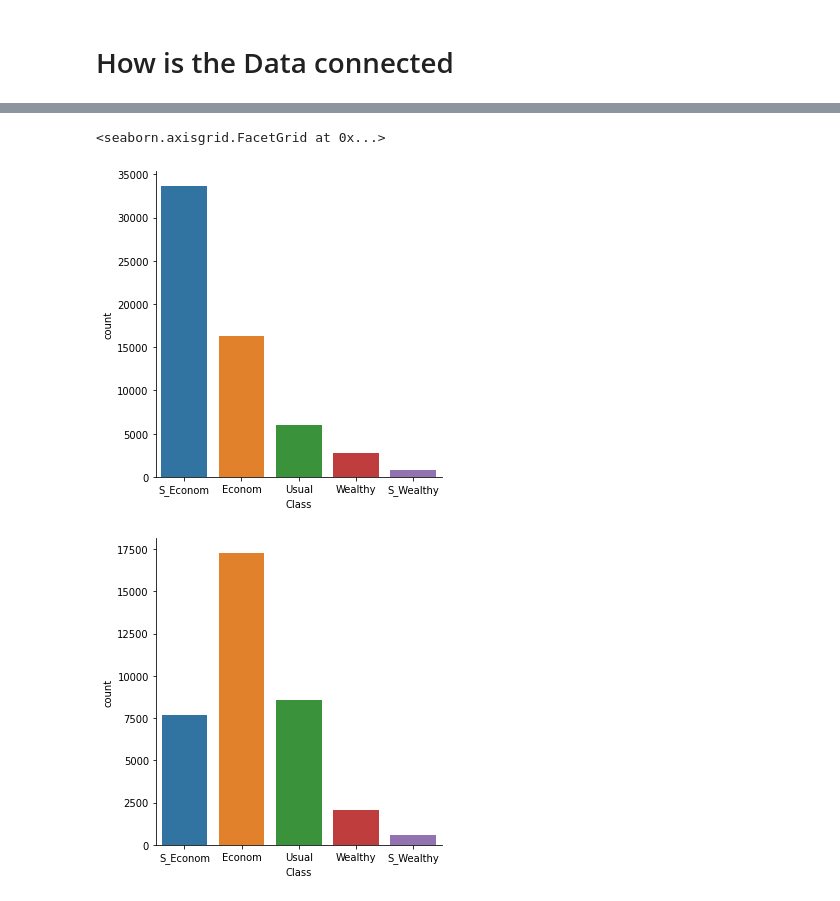
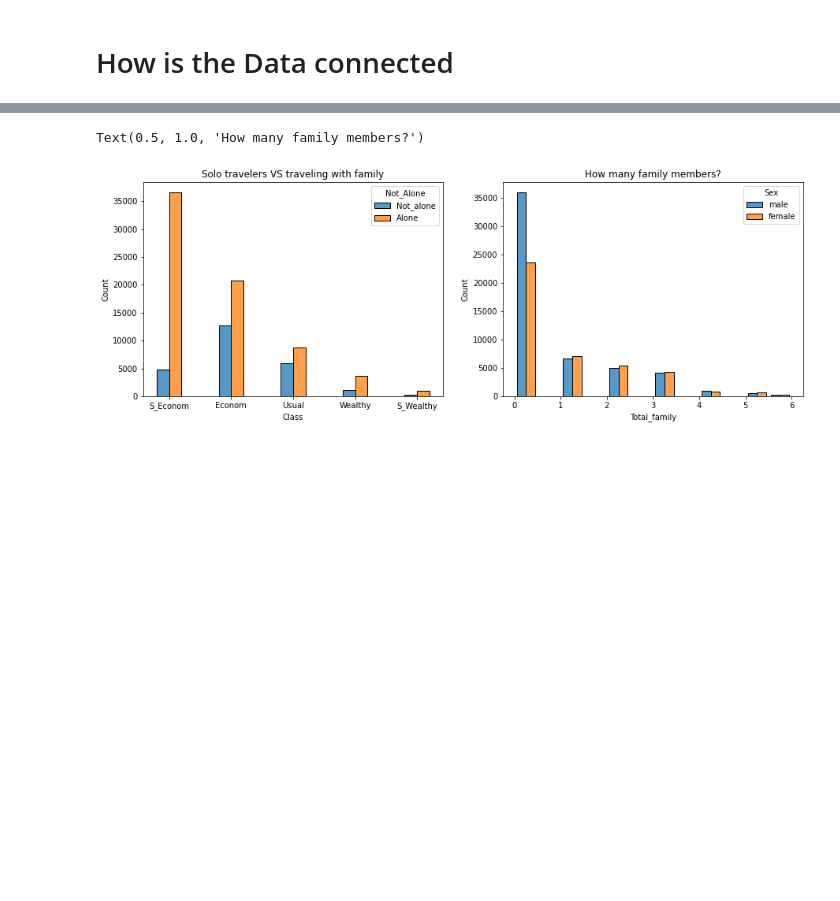
Before and after one commit to DariaPurtova2022/data_exploration_titanic, a Jupyter notebook: EDA.ipynb, the cells around one changed output, grey strips where cells are left out. Cells and saved outputs as stored; diff of their text form; code cells hidden in the pictures; blank space fills up the shorter version.

```diff
--- a/EDA.ipynb
+++ b/EDA.ipynb
@@ -30,0 +52,19 @@ f.dropna(subset=['Age','Fare', 'Embarked'], inplace=True)
+# %%
+family_counter = 0
+name_counter = 1
+
+first_names = []
+family_names = []
+
+for i in list_of_names:
+    family_names.append(i[0])
+    first_names.append(i[1])
+
+print(first_names[0:5])
+print(family_names[0:5])
+
+f['first_name'] = first_names
+f['family_name'] = family_names
+
+
+f.drop(columns='Name', inplace = True)
@@ -70,6 +105,8 @@ sns.kdeplot(x=f['Fare'], fill = True, color = 'red', ax = ax1)
 [figure]
 # %% [markdown]
 ### As data changes significantly. Nan Cabins should be left untouched.
+# %%
+f.drop(columns='Cabin', inplace = True)
 # %% [markdown]
 # Checking for outliers and mistakes
 # %%
@@ -303,7 +287,10 @@ sns.catplot( hue="Age_group", x="Class", kind="count", data=f)
 # %%
+
+
 def not_alone(x):
     if x>0:
         return 'Not_alone'
+    else: return 'Alone'
 
 
 def wife(x):
@@ -333,12 +311,18 @@ f.head()
 # %%
-data_class  = f.drop(f[f['Total_family']==0].index)
-data_alone = f[f['Total_family']==0]
+fig = plt.figure(figsize=(15,5))
+gs = fig.add_gridspec(1, 2)
+
+ax0 = fig.add_subplot(gs[0,0])
+ax1 = fig.add_subplot(gs[0,1])
 
 
 
-sns.catplot( kind="count", data=data_alone, x='Class')
-sns.catplot(x="Class", kind="count", data=data_class)
+data_with_family  = f.drop(f[f['Total_family']==0].index)
+data_alone = f[f['Total_family']==0]
+f.drop(f[f['Total_family']>6].index, inplace = True)
+
+sns.histplot(x = f['Class'], hue = f['Not_Alone'],  multiple="dodge", shrink=.4, ax =ax0).set_title('Solo travelers VS traveling with family')
+sns.histplot(x = f['Total_family'], hue = f['Sex'],multiple="dodge", shrink=.8,  ax =ax1, binwidth=0.5).set_title('How many family members?')
 # %% [output]
-<seaborn.axisgrid.FacetGrid at 0x...>
+Text(0.5, 1.0, 'How many family members?')
-[figure, old version]
+[figure, new version]
-[figure, removed]
```
Also changed, not shown: parts of 24 cells of this notebook.
